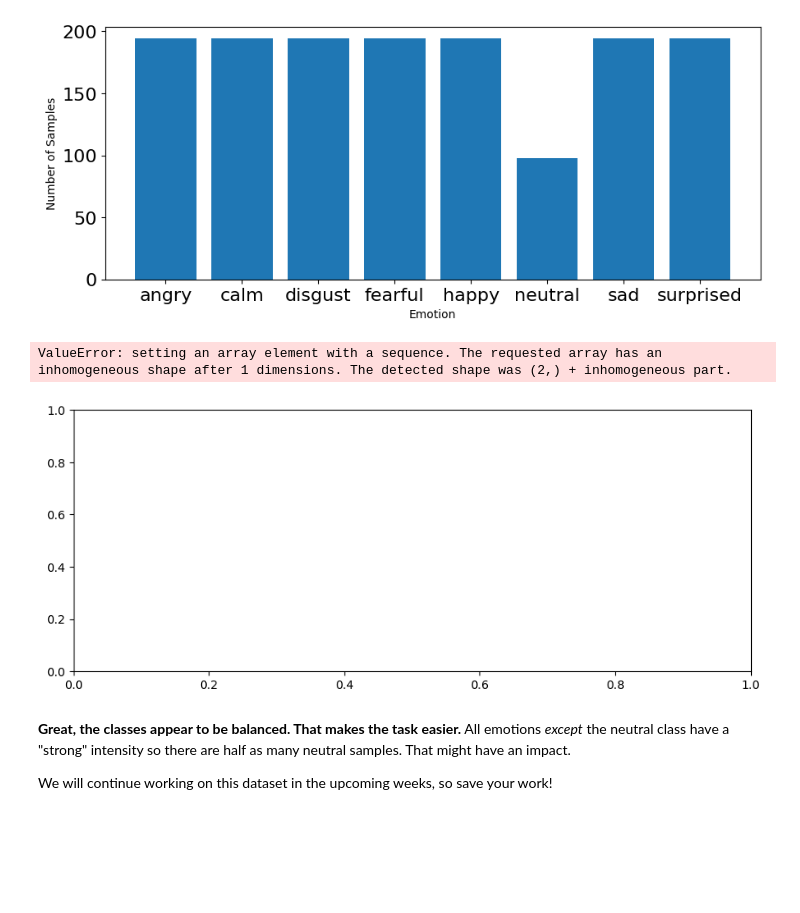
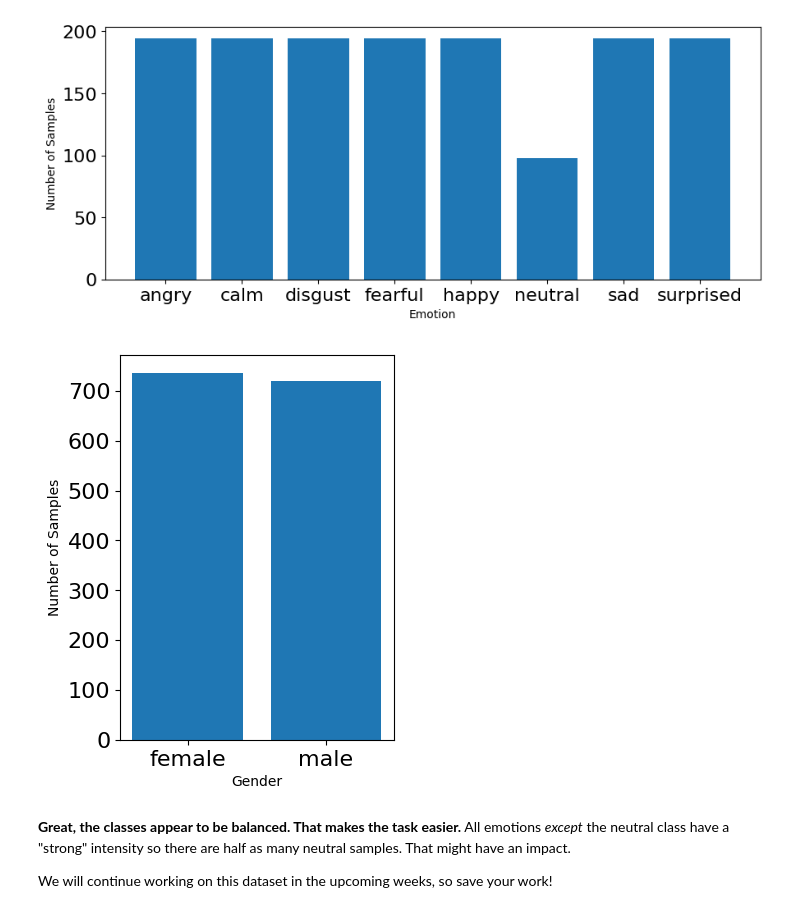
Before and after one commit to Stephy-Wong/Week2_DataPreprocessing, a Jupyter notebook: Week 2.ipynb, the cells around one changed output. Drawn from its saved outputs; the diff is of its cells as text; code cells hidden in the pictures; blank space fills up the shorter version.

```diff
--- a/Week 2.ipynb
+++ b/Week 2.ipynb
@@ -678,7 +678,6 @@ def load_gender_data():
     count = 0
     for file in glob.glob("Desktop/IAT 360/Week 2/Datasets/Audio Data/Audio_Speech_Actors_01-26/Actor_*/*.wav"):
         file_name=os.path.basename(file)
-        # gender = genders_dict[gender.split(".wav")[0]]
         gender = file_name.split("-")[6]
         gender = gender.split(".wav")[0]
         gender = int(gender)
@@ -696,7 +695,7 @@ def load_gender_data():
         print('\r' + f' Processed {count}/{1456} audio samples',end=' ')
         # print(gender)
     # Return arrays to plug into sklearn's cross-validation algorithms
-    return np.array(x), np.array(y)
+    return np.array(y)
 # %% [markdown]
 We will not compute the feature matrix this week, but we will read the emotion labels for the entire dataset.
 We will explain why the X and Y elements are important in the upcoming weeks.
@@ -729,19 +725,18 @@ plt.show()
 [figure]
 # %%
 # plot gender
-plt.figure(figsize=(35,4))
+plt.figure(figsize=(12,5))
 plt.subplot(1,3,1)
 #np.unique returns ordered list of unique elements and count of each element
 gender_list, gender_count = np.unique(genders, return_counts=True)
-# plt.bar(x=range(2), height=gender_count)
-# plt.xticks(ticks=range(2), labels = [gender for gender in gender_list],fontsize=10)
-# plt.xlabel('Gender')
-# plt.tick_params(labelsize=16)
-# plt.ylabel('Number of Samples')
-# plt.show()
+plt.bar(x=range(2), height=gender_count)
+plt.xticks(ticks=range(2), labels = [gender for gender in gender_list],fontsize=10)
+plt.xlabel('Gender')
+plt.tick_params(labelsize=16)
+plt.ylabel('Number of Samples')
+plt.show()
 # %% [output]
-ValueError: setting an array element with a sequence. The requested array has an inhomogeneous shape after 1 dimensions. The detected shape was (2,) + inhomogeneous part.
-[figure, old version]
+[figure, new version]
 # %% [markdown]
 **Great, the classes appear to be balanced. That makes the task easier.** All emotions _except_ the neutral class have a "strong" intensity so there are half as many neutral samples. That might have an impact.
 
```
Also changed, not shown: parts of 2 cells of this notebook.
